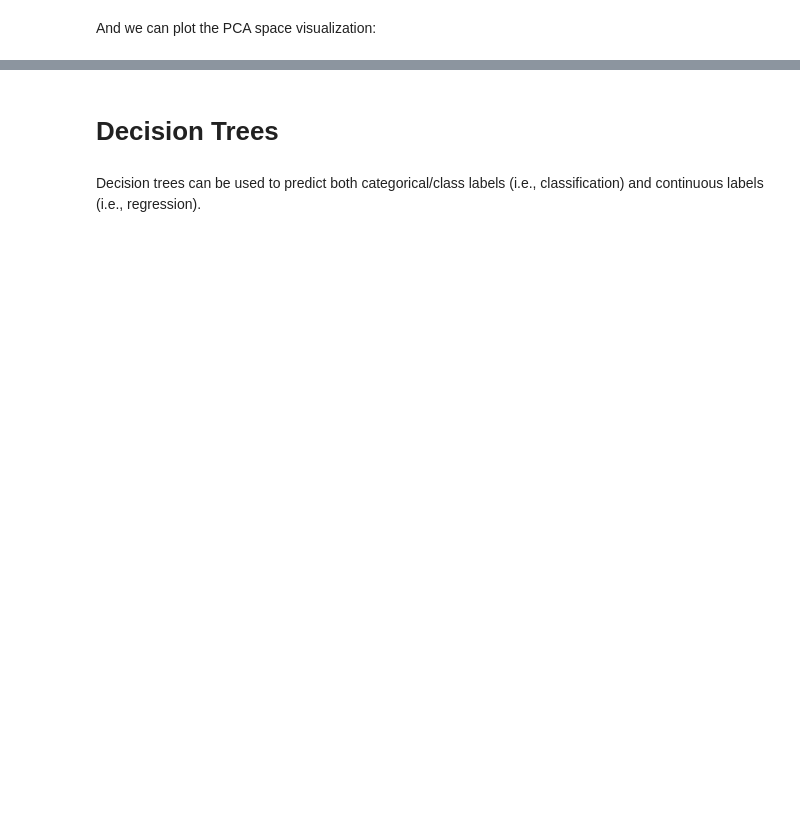
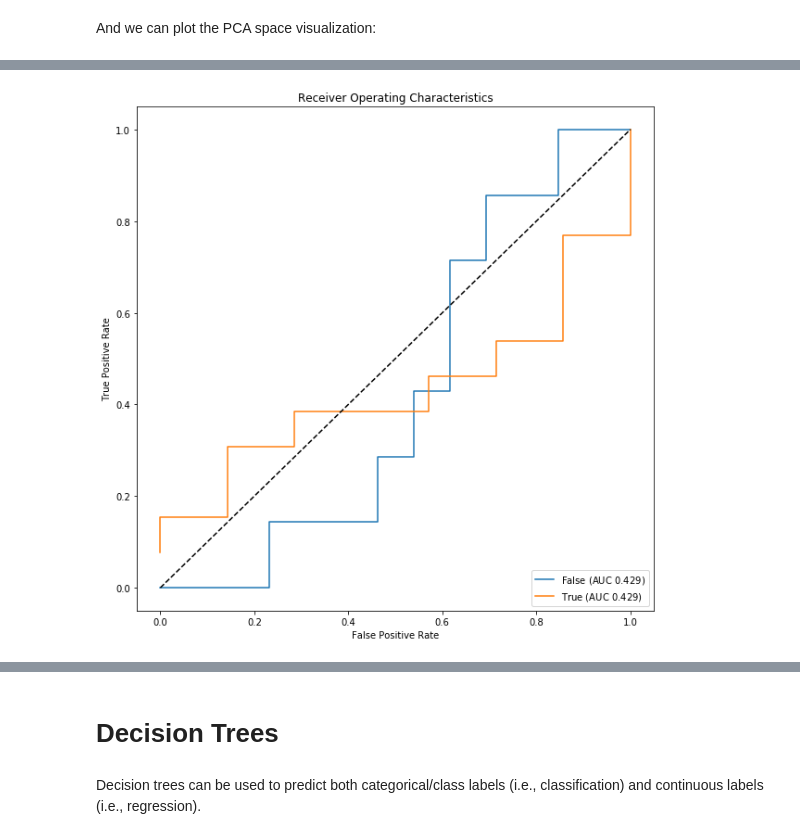
Before and after one commit to luisesanmartin/Content-Analysis-2020, a Jupyter notebook: week-3/3-Classification.ipynb, the cells around one changed output, grey strips where cells are left out. Cells and saved outputs as stored; diff of their text form; code cells hidden in the pictures; blank space fills up the shorter version.

```diff
--- a/week-3/3-Classification.ipynb
+++ b/week-3/3-Classification.ipynb
@@ -1055,0 +1258,4 @@ For future homework submissions, I'll take care to increase this sample size in
+# %%
+lucem_illud_2020.plotMultiROC(logistic, test_df_logistic)
+# %% [output]
+[figure, added]
```
Also changed, not shown: parts of 115 cells of this notebook.
